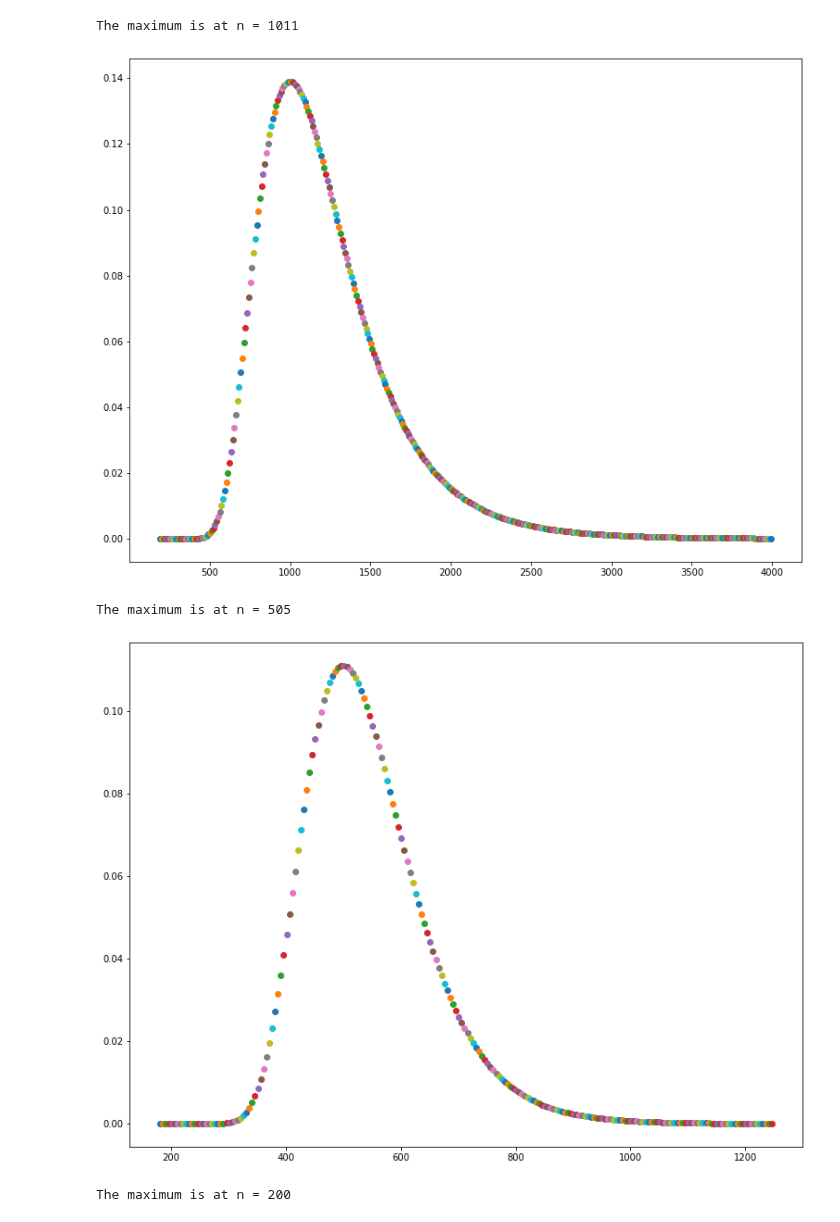
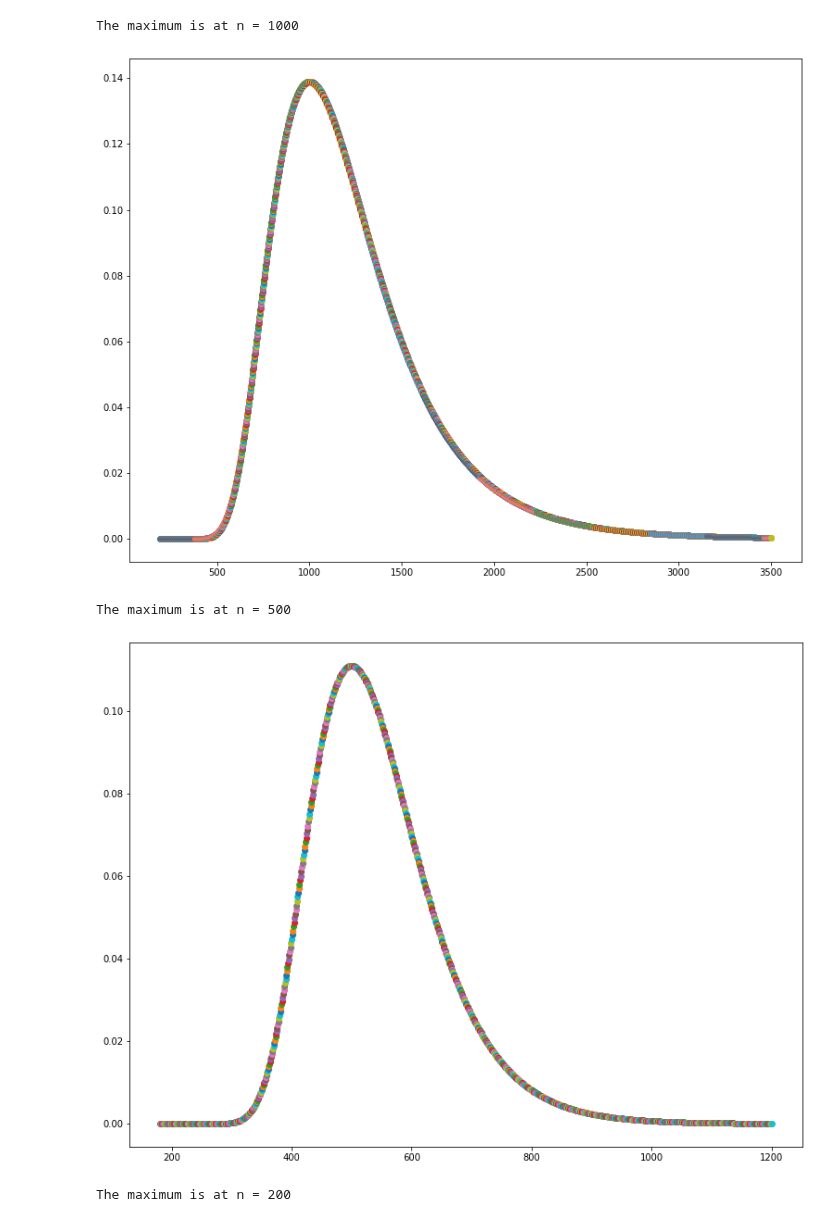
Before and after one commit to rohankalbag/EE325-Assignments, a Jupyter notebook: Assignment 2/Powai Lake.ipynb, the cells around one changed output. Cells and saved outputs as stored; diff of their text form; code cells hidden in the pictures.

```diff
--- a/Assignment 2/Powai Lake.ipynb
+++ b/Assignment 2/Powai Lake.ipynb
@@ -14,7 +14,7 @@ for i in p:
     if(i==10):
         k = requiredProbability(m,i,2*m-i+1)
         flag = True
-        for j in range(2*m-i+2,4001,10):
+        for j in range(2*m-i+2,3501,1):
             l = requiredProbability(m,i,j)
             if(l < k and flag):
                 print("The maximum is at n =",j-1)
@@ -27,44 +27,44 @@ for i in p:
     if(i==20):
         k = requiredProbability(m,i,2*m-i+1)
         flag = True
-        for j in range(2*m-i+1,1250,5):
+        for j in range(2*m-i+1,1201,1):
             l = requiredProbability(m,i,j)
             if(l < k and flag):
                 print("The maximum is at n =",j-1)
                 flag = False
             else:
                 k = l
             plt.scatter(j,requiredProbability(m,i,j))
         plt.show()
     if(i==50):
         k = requiredProbability(m,i,2*m-i+1)
         flag = True
         for j in range(2*m-i+1,400,1):
             l = requiredProbability(m,i,j)
             if(l < k and flag):
                 print("The maximum is at n =",j-1)
                 flag = False
             else:
                 k = l
             plt.scatter(j,requiredProbability(m,i,j))
         plt.show()
     if(i==75):
         k = requiredProbability(m,i,2*m-i+1)
         flag = True
         for j in range(2*m-i+1,175,1):
             l = requiredProbability(m,i,j)
             if(l < k and flag):
                 print("The maximum is at n =",j-1)
                 flag = False
             else:
                 k = l
             plt.scatter(j,requiredProbability(m,i,j))
         plt.show()
 # %% [output]
-The maximum is at n = 1011
+The maximum is at n = 1000
-[figure, old version]
+[figure, new version]
-The maximum is at n = 505
+The maximum is at n = 500
-[figure, old version]
+[figure, new version]
 The maximum is at n = 200
 [figure]
 The maximum is at n = 133
```
